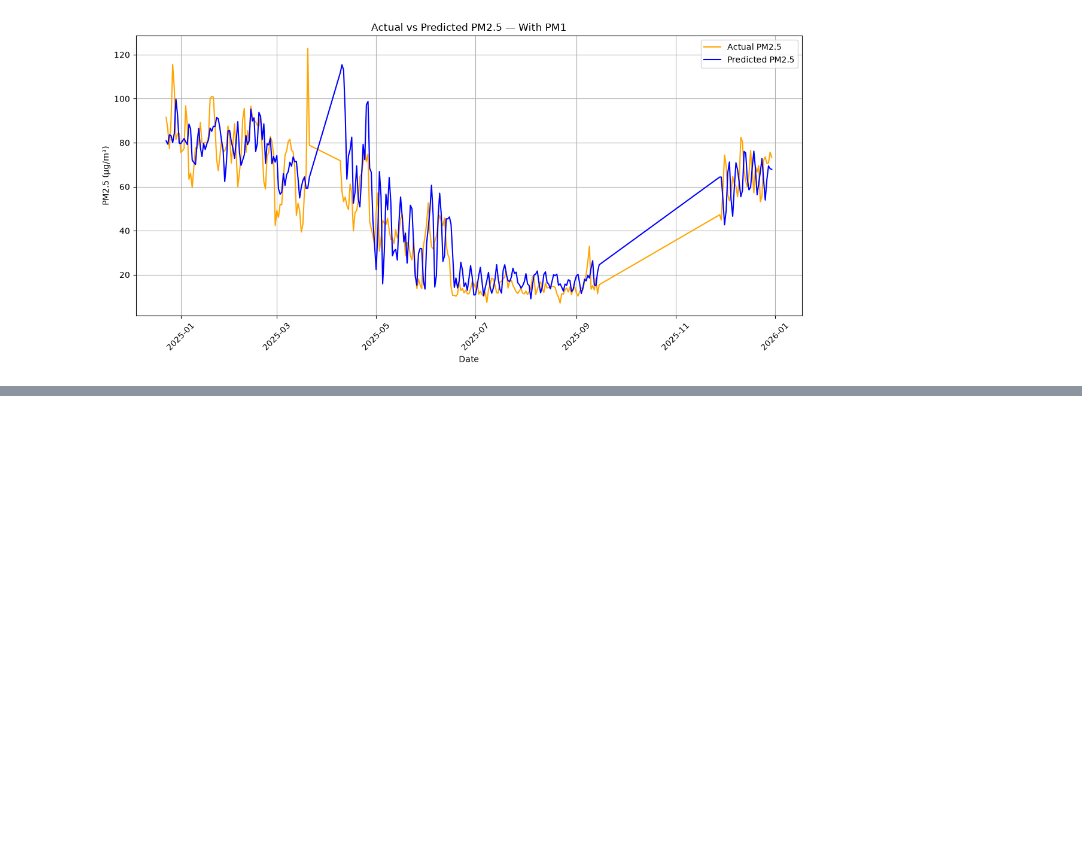
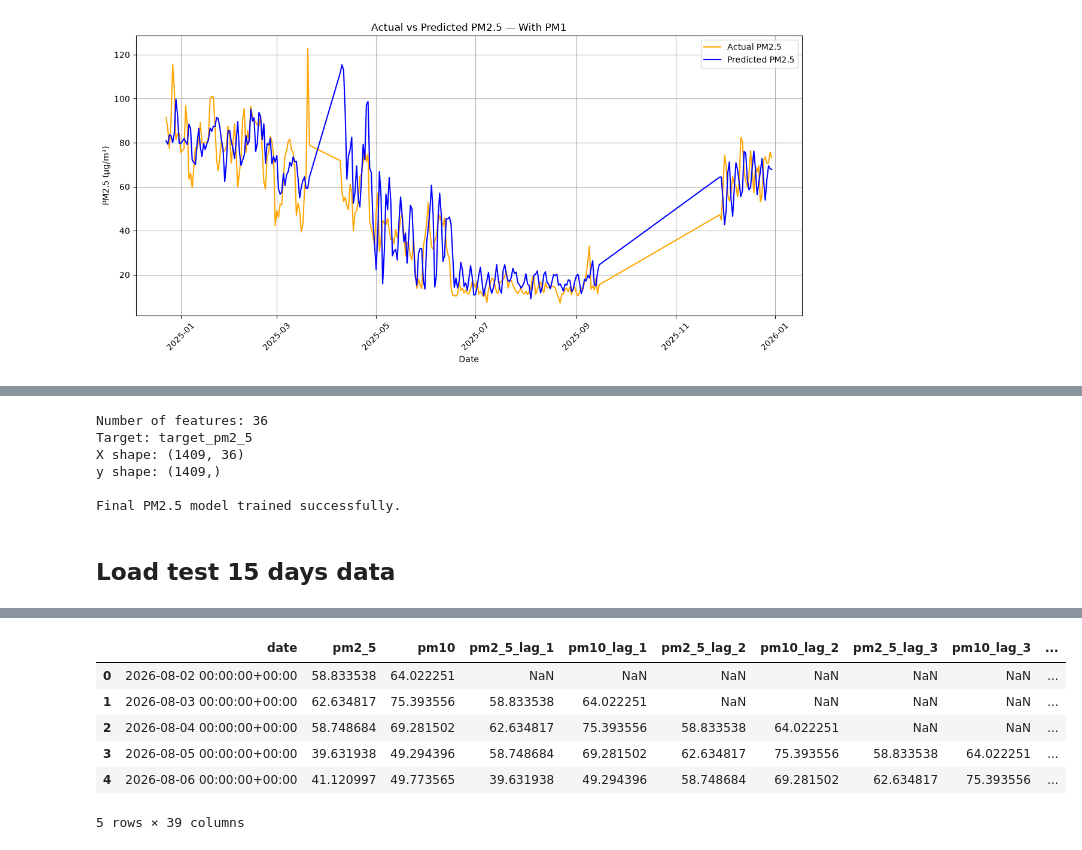
Before and after one commit to anojpradhan/kathmandu_aqi_predictor, a Jupyter notebook: notebooks/pm25_forcasting.ipynb, the cells around one changed output, grey strips where cells are left out. Saved outputs shown, nothing was run; the diff lists cells and outputs as text; code cells hidden in the pictures; blank space fills up the shorter version.

Commit message:
different feature set with different model checked

```diff
--- a/notebooks/pm25_forcasting.ipynb
+++ b/notebooks/pm25_forcasting.ipynb
@@ -420,0 +513,70 @@ plt.show()
+# %%
+# Recreate the exact 36 features used by Model A
+features_without_pm1 = [
+    col for col in df_model.columns
+    if (
+        col.startswith("pm2_5_lag_")
+        or col.startswith("pm10_lag_")
+        or col.startswith("pm2_5_rolling_mean_")
+        or col.startswith("pm10_rolling_mean_")
+    )
+]
+
+target = "target_pm2_5"
+
+print("Number of features:", len(features_without_pm1))
+print("Target:", target)
+
+# Training data
+X_final = df_model[features_without_pm1]
+y_final = df_model[target]
+
+print("X shape:", X_final.shape)
+print("y shape:", y_final.shape)
+
+# Final model
+final_pm25_model = LinearRegression()
+
+final_pm25_model.fit(
+    X_final,
+    y_final
+)
+
+print("\nFinal PM2.5 model trained successfully.")
+# %% [output]
+Number of features: 36
+Target: target_pm2_5
+X shape: (1409, 36)
+y shape: (1409,)
+
+Final PM2.5 model trained successfully.
+# %% [markdown]
+## Load test 15 days data
+# %%
+
+test_df = pd.read_csv(
+    "../data/processed/ratnapark/"
+    "ratnapark_pm25_pm10_test_15days.csv"
+)
+
+test_df["date"] = pd.to_datetime(
+    test_df["date"]
+)
+
+test_df = (
+    test_df
+    .sort_values("date")
+    .reset_index(drop=True)
+)
+
+print("Test shape:", test_df.shape)
+
+print(
+    "Test period:",
+    test_df["date"].min(),
+    "→",
+    test_df["date"].max()
+)
+
+display(test_df.head())
+# %% [output]
@@ -420,0 +585,7 @@ plt.show()
+|  | date | pm2_5 | pm10 | pm2_5_lag_1 | pm10_lag_1 | pm2_5_lag_2 | pm10_lag_2 | pm2_5_lag_3 | pm10_lag_3 | ... |
+| 0 | 2026-08-02 00:00:00+00:00 | 58.833538 | 64.022251 | NaN | NaN | NaN | NaN | NaN | NaN | ... |
+| 1 | 2026-08-03 00:00:00+00:00 | 62.634817 | 75.393556 | 58.833538 | 64.022251 | NaN | NaN | NaN | NaN | ... |
+| 2 | 2026-08-04 00:00:00+00:00 | 58.748684 | 69.281502 | 62.634817 | 75.393556 | 58.833538 | 64.022251 | NaN | NaN | ... |
+| 3 | 2026-08-05 00:00:00+00:00 | 39.631938 | 49.294396 | 58.748684 | 69.281502 | 62.634817 | 75.393556 | 58.833538 | 64.022251 | ... |
+| 4 | 2026-08-06 00:00:00+00:00 | 41.120997 | 49.773565 | 39.631938 | 49.294396 | 58.748684 | 69.281502 | 62.634817 | 75.393556 | ... |
+5 rows × 39 columns
```
Also changed, not shown: parts of 10 cells of this notebook, 3 other files.
